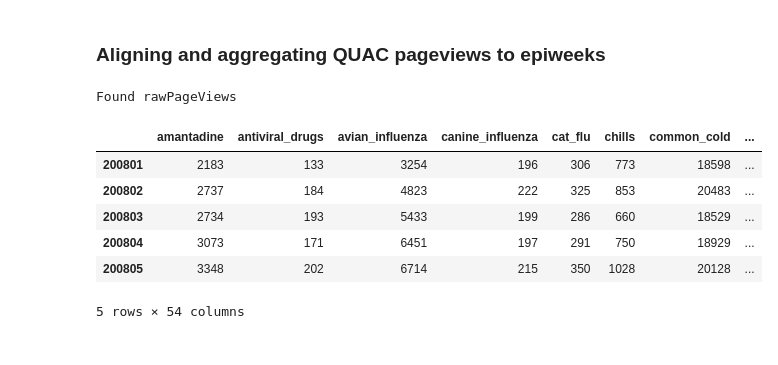
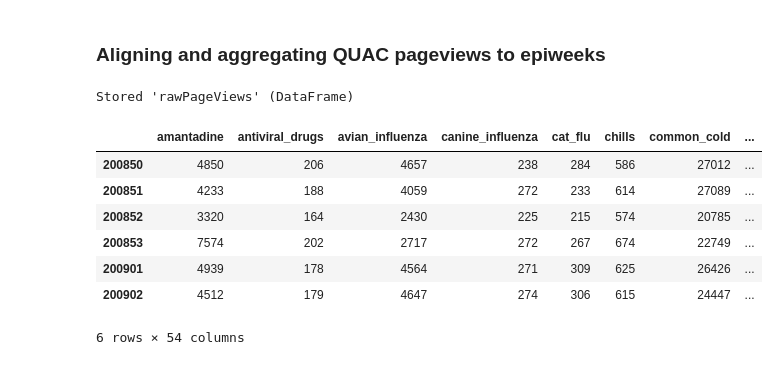
Before and after one commit to wcwagner/wikidemics, a Jupyter notebook: influenza-data.ipynb, the cells around one changed output. Saved outputs shown, nothing was run; the diff lists cells and outputs as text; code cells hidden in the pictures.

Commit message:
inserts 53rd epiweek, fixes epiweek lookup table, adds couple graphs

```diff
--- a/influenza-data.ipynb
+++ b/influenza-data.ipynb
@@ -36,19 +37,12 @@ if 'pageViewResps' not in definedVariables:
 
     with open('./data/allarticles.txt') as f:
         fluRelatedArticles = [article.strip() for article in f]
-    years = range(2008, 2017) # 2008 - 2016 full years
-    epiranges = [ epidata.range(int(str(yr) + '01'), int(str(yr) + '52')) for yr in years]
-    pageViewResps = []
     # API calls to the delphi epidata API
-    for epiyear in epiranges:
-        resp = epidata.wiki(fluRelatedArticles, epiweeks=epiyear)['epidata']
-        pageViewResps.extend(resp)
-        time.sleep(15)
+    pageViewResps = epidata.wiki(fluRelatedArticles, epidata.range(200750, 201652))['epidata']
     %store pageViewResps
 else:
     print("Found pageViewResps")
-
-pageViewResps[:2]
+pageViewResps[:1]
 # %% [output]
 Found pageViewResps
 [{'article': 'amantadine',
@@ -161,7 +152,7 @@ This will prove useful when doing timeseries analysis, as dealing with epiweeks
 
 Instead of sending a GET request, I have pasted the source html in the data folder.
 # %%
-if 'epiweeksDf' not in definedVariables:
+if 'epiweeksDf' not  in definedVariables:
 
     print("Creating epiweeks dataframe")
 
@@ -178,16 +169,21 @@ if 'epiweeksDf' not in definedVariables:
         years = [int(year) for year in next(rows).text.split()]
         df = pd.DataFrame(columns=years)
         for i, row in enumerate(rows):
-            weeks = [ datetime.strptime(d, '%m/%d/%Y') for d in row.text.split()[1:] ]
-            if len(weeks) == 5:
+            weeks = [ datetime.strptime(d, '%m/%d/%Y') - timedelta(days=6) for d in row.text.split()[1:] ]
+            if len(weeks) >= 5 :
                 df.loc[i+1] = weeks
         epiweeksDf = pd.concat([epiweeksDf, df], axis=1)
+    # handle the occasional 53rd week
+    epiweeksDf.loc[53] = [0] * 15
+    epiweeksDf.loc[53, 2008] = datetime(2008, 12, 28)
+    epiweeksDf.loc[53, 2014] = datetime(2008, 12, 28)
+
     %store epiweeksDf
 
 else:
     print("Found epiweeksDf")
 
-epiweeksDf[:5]
+epiweeksDf[-5:]
 # %% [output]
 Found epiweeksDf
 |  | 2006 | 2007 | 2008 | 2009 | 2010 | 2011 | 2012 | 2013 | 2014 | 2015 | 2016 | ... |
@@ -199,46 +195,48 @@ Found epiweeksDf
 # %% [markdown]
 ### Aligning and aggregating QUAC pageviews to epiweeks
 # %%
-if 'rawPageViews' not in definedVariables:
+if 'rawPageViews' in definedVariables:
     rawHourlyPageViews = pd.read_csv('data/LANL/en_flu_raw.csv')
     rawHourlyPageViews = rawHourlyPageViews.set_index('timestamp')
     rawHourlyPageViews.index = rawHourlyPageViews.index.to_datetime()
 
     rawPageViews = pd.DataFrame(columns=rawHourlyPageViews.columns)
 
-    for year in range(2008, 2015):
-        for epiweekNum, end in enumerate(epiweeksDf[year]):
-            start = end - timedelta(days=6)
-            end += timedelta(hours=23)
+    for year in range(2007, 2015):
+        for epiweekNum, start in enumerate(epiweeksDf[year]):
+            if start == 0:
+                continue
+            end = start +  timedelta(days=6, hours=23)
             mask = ((rawHourlyPageViews.index >= start) &
                     (rawHourlyPageViews.index <= end))
             # aggregate on epiweeks
             thisEpiweekPageViews = rawHourlyPageViews.loc[mask].sum()
             epiweekNum = str(epiweekNum) if epiweekNum >= 10 else '0' + str(epiweekNum)
             epiweekWithYear = int(str(year) + epiweekNum) + 1
             rawPageViews.loc[epiweekWithYear] = thisEpiweekPageViews.values
     # coerce to ints
     for col in rawPageViews.columns:
         rawPageViews[col] = rawPageViews[col].astype('int')
     # convert column names to make them the same as the pageViews df
     rawPageViews.columns = [ article[3:].lower() if len(article) >= 3 else article
                              for article in rawPageViews.columns ]
     rawPageViews = rawPageViews.loc[rawPageViews.index <= 201409]
 
     %store rawPageViews
 else:
     print("Found rawPageViews")
 
-rawPageViews[:5]
+rawPageViews.loc[200850:200902]
 # %% [output]
-Found rawPageViews
+Stored 'rawPageViews' (DataFrame)
 |  | amantadine | antiviral_drugs | avian_influenza | canine_influenza | cat_flu | chills | common_cold | ... |
-| 200801 | 2183 | 133 | 3254 | 196 | 306 | 773 | 18598 | ... |
-| 200802 | 2737 | 184 | 4823 | 222 | 325 | 853 | 20483 | ... |
-| 200803 | 2734 | 193 | 5433 | 199 | 286 | 660 | 18529 | ... |
-| 200804 | 3073 | 171 | 6451 | 197 | 291 | 750 | 18929 | ... |
-| 200805 | 3348 | 202 | 6714 | 215 | 350 | 1028 | 20128 | ... |
+| 200850 | 4850 | 206 | 4657 | 238 | 284 | 586 | 27012 | ... |
+| 200851 | 4233 | 188 | 4059 | 272 | 233 | 614 | 27089 | ... |
+| 200852 | 3320 | 164 | 2430 | 225 | 215 | 574 | 20785 | ... |
+| 200853 | 7574 | 202 | 2717 | 272 | 267 | 674 | 22749 | ... |
+| 200901 | 4939 | 178 | 4564 | 271 | 309 | 625 | 26426 | ... |
+| 200902 | 4512 | 179 | 4647 | 274 | 306 | 615 | 24447 | ... |
-5 rows × 54 columns
+6 rows × 54 columns
 # %%
 QUACepiweeks, DELPHIepiweeks = set(rawPageViews.index), set(pageViews.index)
 commonEpiweeks = list( QUACepiweeks.intersection(DELPHIepiweeks) )
```
Also changed, not shown: parts of 13 cells of this notebook.
